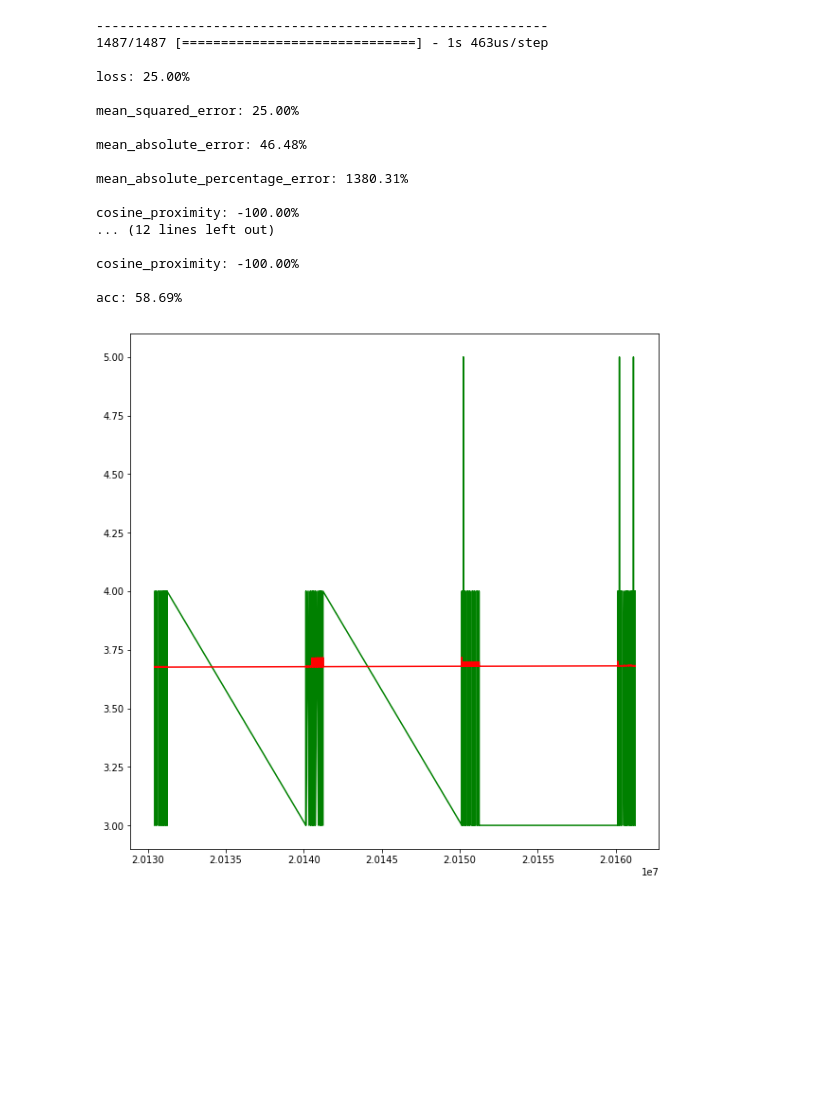
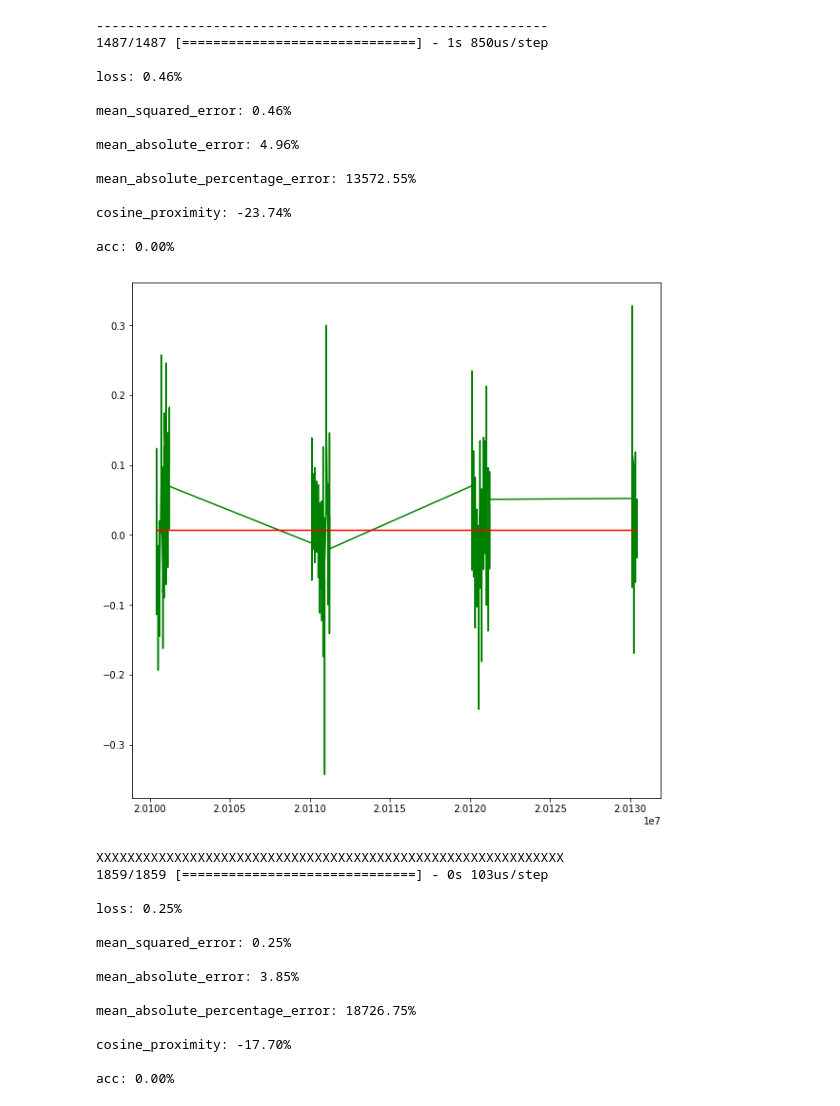
Before and after one commit to evazhang612/229proj, a Jupyter notebook: Neural Network.ipynb, the cells around one changed output. Drawn from its saved outputs; the diff is of its cells as text; code cells hidden in the pictures; blank space fills up the shorter version.

Commit message:
update
my graphs are really bad rip

```diff
--- a/Neural Network.ipynb
+++ b/Neural Network.ipynb
@@ -47,8 +47,8 @@ yoythree = yoythree.iloc[3:]
 rollavgpct = rollavgpct.iloc[3:]
 
 #add -1 and 1 so the bins will take on bins to be equal and set to max -1 and 1
-extrema = pd.Series([-1,1])
-ewnlabels = ewlabels.append(extrema)
+#extrema = pd.Series([-1,1])
+#ewnlabels = ewlabels.append(extrema)
 
 #make a new output (bucket by percentage?)
 # enc = KBinsDiscretizer(n_bins=8, encode='ordinal',strategy = 'uniform')
@@ -60,7 +60,7 @@ ewnlabels = ewlabels.append(extrema)
 
 #1 Split-Timer series data, 0.64 Train, 0.16 dev, 0.2 Test
 #x_train, x_test, y_train, y_test = train_test_split(df, labels_binned, test_size = 0.2, shuffle = False)
-x_train, x_test, y_train, y_test = train_test_split(df, ewnlabels, test_size = 0.2, shuffle = False)
+x_train, x_test, y_train, y_test = train_test_split(df, ewlabels, test_size = 0.2, shuffle = False)
 x_tra, x_dev, y_tra, y_dev = train_test_split(x_train, y_train, test_size = 0.2, shuffle = False)
 # %% [output]
 [25 25 25 ... 22 10 47]
@@ -197,34 +196,39 @@ model.add(Dense(1, kernel_initializer='normal', activation = 'linear'))
 #opt = Adam(lr=0.002, beta_1=0.9, beta_2=0.999, epsilon=1e-08)
 #model.compile(loss='mean_squared_error', optimizer=opt, metrics=['accuracy'])
 #model.compile(loss='mean_squared_error', optimizer='adam', metrics=['accuracy'])
-model.compile(loss='mse', optimizer='adam', metrics=['mse', 'mae', 'mape', 'cosine', 'accuracy'])
+model.compile(loss='mse', optimizer='adam', metrics=['mse', 'mae', 'mape', 'cosine'])
 history = model.fit(np.asarray(x_tra), y_tra, epochs=50)
 
-fig1 = pyplot.figure(1,figsize = (10,10))
-pyplot.plot(history.history['mean_squared_error'])
-pyplot.plot(history.history['mean_absolute_error'])
-pyplot.plot(history.history['mean_absolute_percentage_error'])
-pyplot.plot(history.history['cosine_proximity'])
+fig2 = pyplot.figure(2,figsize = (10,10))
+pyplot.plot(history.history['mean_squared_error'], color = 'blue')
+pyplot.plot(history.history['mean_absolute_error'], color = 'green')
+pyplot.plot(history.history['mean_absolute_percentage_error'], color = 'orange')
+pyplot.plot(history.history['cosine_proximity'], color = 'red')
 pyplot.ylim(-10,100)
 pyplot.show()
 
 #dev set
 print("----------------------------------------------------------")
+dev_predictions = model.predict(x_dev)
 scores = model.evaluate(np.asarray(x_dev),y_dev)
 for i in range(len(scores)):
     print("\n%s: %.2f%%" % (model.metrics_names[i], scores[i]*100))
 
+fig3 = pyplot.figure(3, figsize = (10,10))
+pyplot.plot(x_dev['public_date'], y_dev, color = 'green')
+pyplot.plot(x_dev['public_date'], dev_predictions, color = 'red')
+pyplot.show()
 
 #test set
 print("XXXXXXXXXXXXXXXXXXXXXXXXXXXXXXXXXXXXXXXXXXXXXXXXXXXXXXXXXXXX")
-predictions = model.predict(x_test)
+test_predictions = model.predict(x_test)
 scores = model.evaluate(np.asarray(x_test),y_test)
 for i in range(len(scores)):
     print("\n%s: %.2f%%" % (model.metrics_names[i], scores[i]*100))
 
-fig2 = pyplot.figure(2, figsize = (10,10))
+fig4 = pyplot.figure(4, figsize = (10,10))
 pyplot.plot(x_test['public_date'], y_test, color = 'green')
-pyplot.plot(x_test['public_date'], predictions, color = 'red')
+pyplot.plot(x_test['public_date'], test_predictions, color = 'red')
 pyplot.show()
 # %% [output]
 Epoch 1/50
@@ -248,18 +252,29 @@ Epoch 50/50
 ----------------------------------------------------------
-1487/1487 [==============================] - 1s 463us/step
+1487/1487 [==============================] - 1s 850us/step
 
-loss: 25.00%
+loss: 0.46%
 
-mean_squared_error: 25.00%
+mean_squared_error: 0.46%
 
-mean_absolute_error: 46.48%
+mean_absolute_error: 4.96%
 
-mean_absolute_percentage_error: 1380.31%
+mean_absolute_percentage_error: 13572.55%
 
-cosine_proximity: -100.00%
-... (12 lines left out)
+cosine_proximity: -23.74%
 
-cosine_proximity: -100.00%
-
-acc: 58.69%
+acc: 0.00%
-[figure, old version]
+[figure, new version]
+XXXXXXXXXXXXXXXXXXXXXXXXXXXXXXXXXXXXXXXXXXXXXXXXXXXXXXXXXXXX
+1859/1859 [==============================] - 0s 103us/step
+
+loss: 0.25%
+
+mean_squared_error: 0.25%
+
+mean_absolute_error: 3.85%
+
+mean_absolute_percentage_error: 18726.75%
+
+cosine_proximity: -17.70%
+
+acc: 0.00%
```
Also changed, not shown: parts of 3 cells of this notebook.
